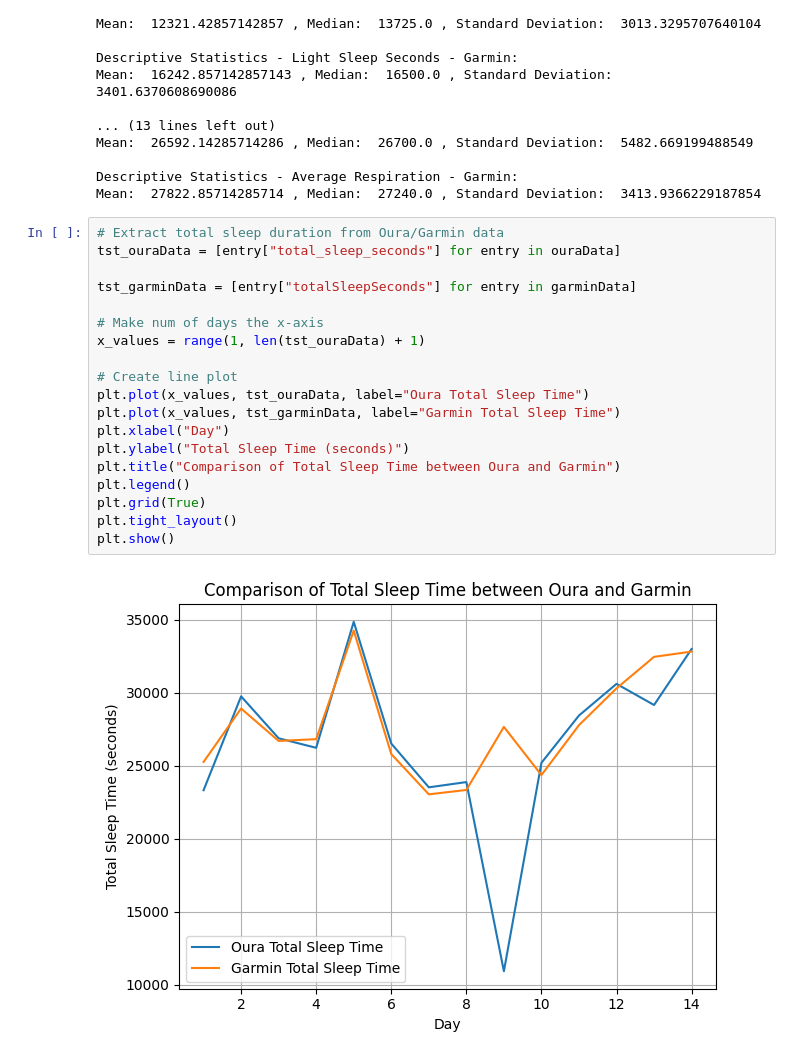
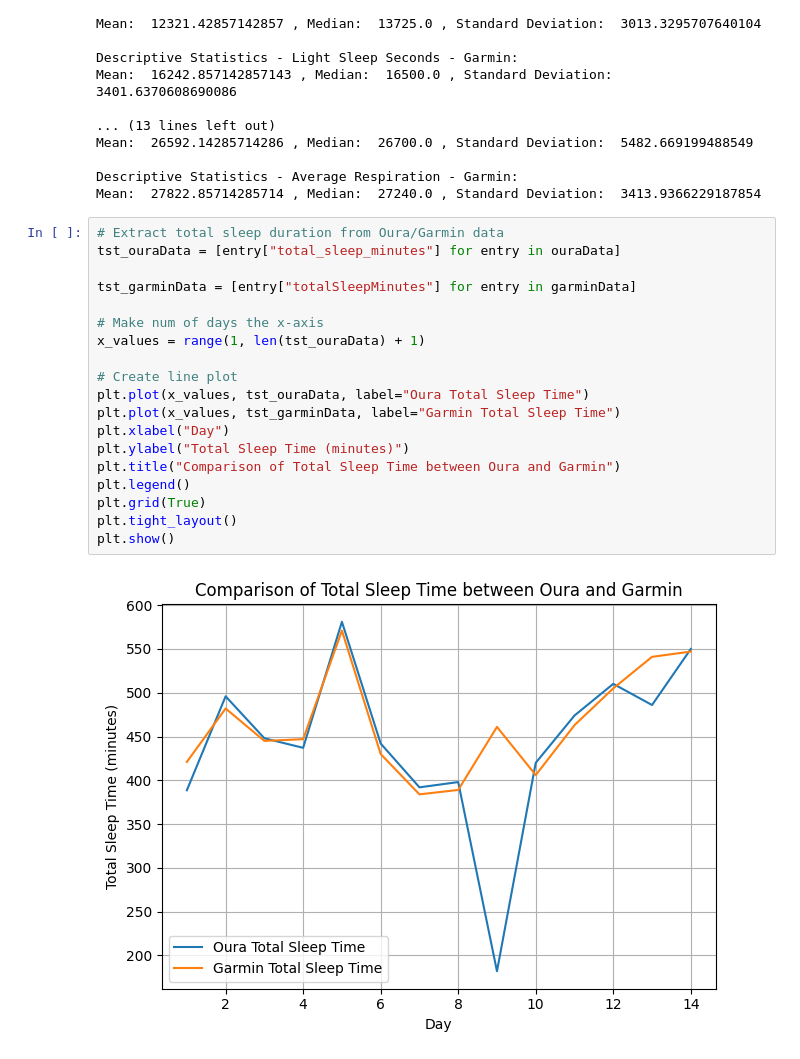
Before and after one commit to sanjeevkamath/GarminVersusOura, a Jupyter notebook: CleanGarminAndOuraData.ipynb, the cells around one changed output. Saved outputs shown, nothing was run; the diff lists cells and outputs as text.

Commit message:
Changed seconds to minutes in sleep data

```diff
--- a/CleanGarminAndOuraData.ipynb
+++ b/CleanGarminAndOuraData.ipynb
@@ -155,22 +159,22 @@ Descriptive Statistics - Average Respiration - Garmin:
 Mean:  27822.85714285714 , Median:  27240.0 , Standard Deviation:  3413.9366229187854
 # %%
 # Extract total sleep duration from Oura/Garmin data
-tst_ouraData = [entry["total_sleep_seconds"] for entry in ouraData]
+tst_ouraData = [entry["total_sleep_minutes"] for entry in ouraData]
 
-tst_garminData = [entry["totalSleepSeconds"] for entry in garminData]
+tst_garminData = [entry["totalSleepMinutes"] for entry in garminData]
 
 # Make num of days the x-axis
 x_values = range(1, len(tst_ouraData) + 1)
 
 # Create line plot
 plt.plot(x_values, tst_ouraData, label="Oura Total Sleep Time")
 plt.plot(x_values, tst_garminData, label="Garmin Total Sleep Time")
 plt.xlabel("Day")
-plt.ylabel("Total Sleep Time (seconds)")
+plt.ylabel("Total Sleep Time (minutes)")
 plt.title("Comparison of Total Sleep Time between Oura and Garmin")
 plt.legend()
 plt.grid(True)
 plt.tight_layout()
 plt.show()
 # %% [output]
-[figure, old version]
+[figure, new version]
```
Also changed, not shown: parts of 3 cells of this notebook, 2 other files.
